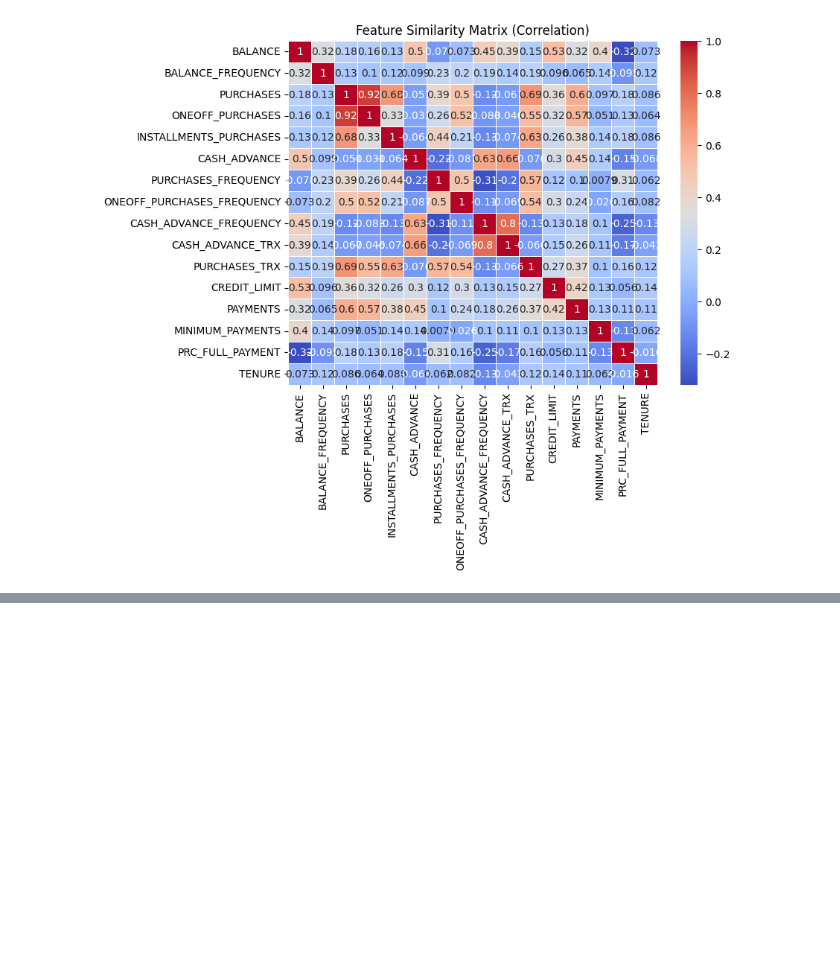
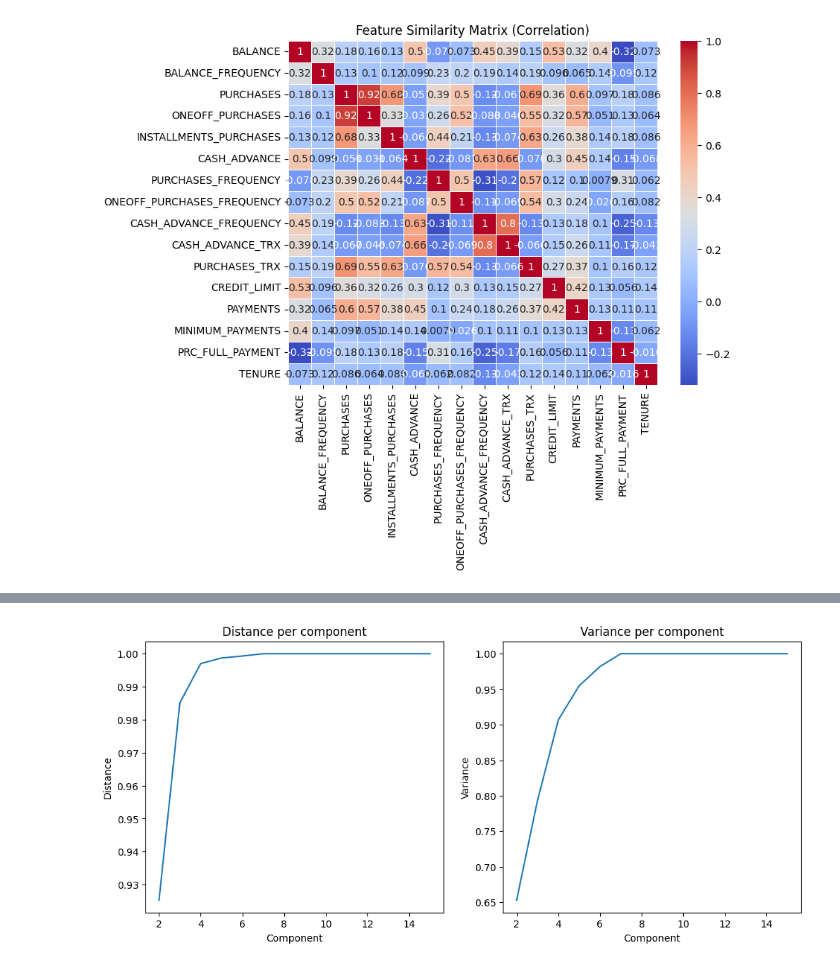
Before and after one commit to AlaTan93/Coursera-Unsupervised-Machine-Learning-Project, a Jupyter notebook: project.ipynb, the cells around one changed output, grey strips where cells are left out. Cells and saved outputs as stored; diff of their text form; code cells hidden in the pictures; blank space fills up the shorter version.

```diff
--- a/project.ipynb
+++ b/project.ipynb
@@ -159,0 +296,21 @@ print(pca_7.singular_values_)
+# %%
+components = [2, 3, 4, 5, 6, 7, 8, 9, 10, 11, 12, 13, 14, 15]
+variance = [0.6530, 0.7932, 0.9067, 0.9548, 0.9819, 1.0, 1.0, 1.0, 1.0, 1.0, 1.0, 1.0, 1.0, 1.0]
+distance  = [0.9253, 0.9851, 0.9970, 0.9987, 0.9993, 1.0, 1.0, 1.0, 1.0, 1.0, 1.0, 1.0, 1.0, 1.0]
+
+fig, ax = plt.subplots(1, 2, figsize=(12, 5))
+
+# Plot heatmap
+ax[0].plot(components, distance)
+ax[0].set_title("Distance per component (PCA)")
+ax[0].set_xlabel("Component")
+ax[0].set_ylabel("Distance")
+
+# Plot heatmap
+ax[1].plot(components, variance)
+ax[1].set_title("Variance per component (PCA)")
+ax[1].set_xlabel("Component")
+ax[1].set_ylabel("Variance")
+plt.show()
+# %% [output]
+[figure, added]
```
Also changed, not shown: parts of 18 cells of this notebook.
